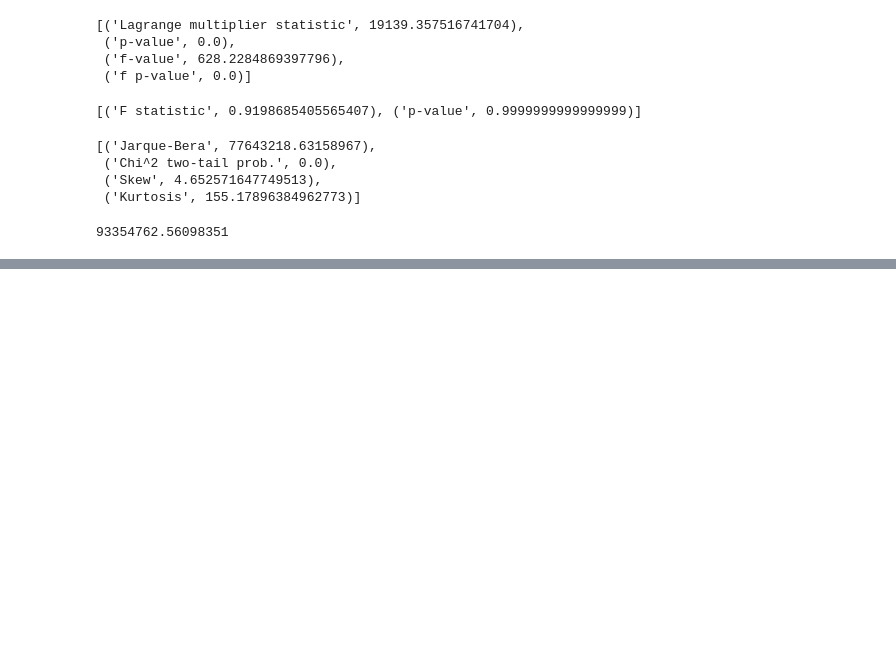
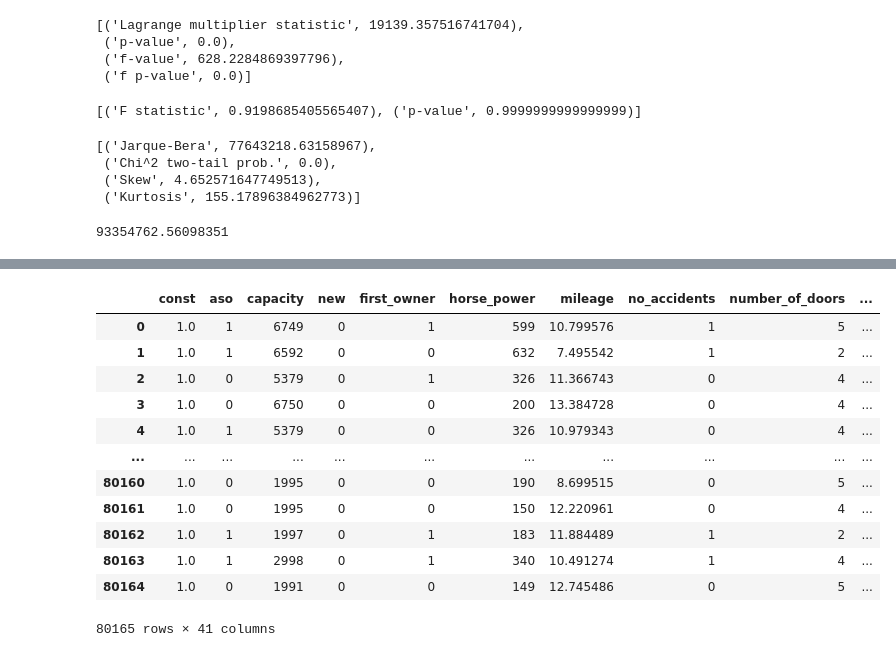
Before and after one commit to kuba1302/econometrics-otomoto, a Jupyter notebook: otomoto.ipynb, the cells around one changed output, grey strips where cells are left out. Saved outputs shown, nothing was run; the diff lists cells and outputs as text; code cells hidden in the pictures; blank space fills up the shorter version.

```diff
--- a/otomoto.ipynb
+++ b/otomoto.ipynb
@@ -229,0 +286,16 @@ sms.linear_reset(lm)
+# %%
+X.assign(mileage=lambda x: x['mileage'].apply(np.log))
+# %% [output]
+|  | const | aso | capacity | new | first_owner | horse_power | mileage | no_accidents | number_of_doors | ... |
+| 0 | 1.0 | 1 | 6749 | 0 | 1 | 599 | 10.799576 | 1 | 5 | ... |
+| 1 | 1.0 | 1 | 6592 | 0 | 0 | 632 | 7.495542 | 1 | 2 | ... |
+| 2 | 1.0 | 0 | 5379 | 0 | 1 | 326 | 11.366743 | 0 | 4 | ... |
+| 3 | 1.0 | 0 | 6750 | 0 | 0 | 200 | 13.384728 | 0 | 4 | ... |
+| 4 | 1.0 | 1 | 5379 | 0 | 0 | 326 | 10.979343 | 0 | 4 | ... |
+| ... | ... | ... | ... | ... | ... | ... | ... | ... | ... | ... |
+| 80160 | 1.0 | 0 | 1995 | 0 | 0 | 190 | 8.699515 | 0 | 5 | ... |
+| 80161 | 1.0 | 0 | 1995 | 0 | 0 | 150 | 12.220961 | 0 | 4 | ... |
+| 80162 | 1.0 | 1 | 1997 | 0 | 1 | 183 | 11.884489 | 1 | 2 | ... |
+| 80163 | 1.0 | 1 | 2998 | 0 | 1 | 340 | 10.491274 | 1 | 4 | ... |
+| 80164 | 1.0 | 0 | 1991 | 0 | 0 | 149 | 12.745486 | 0 | 5 | ... |
+80165 rows × 41 columns
```
Also changed, not shown: parts of 11 cells of this notebook.
